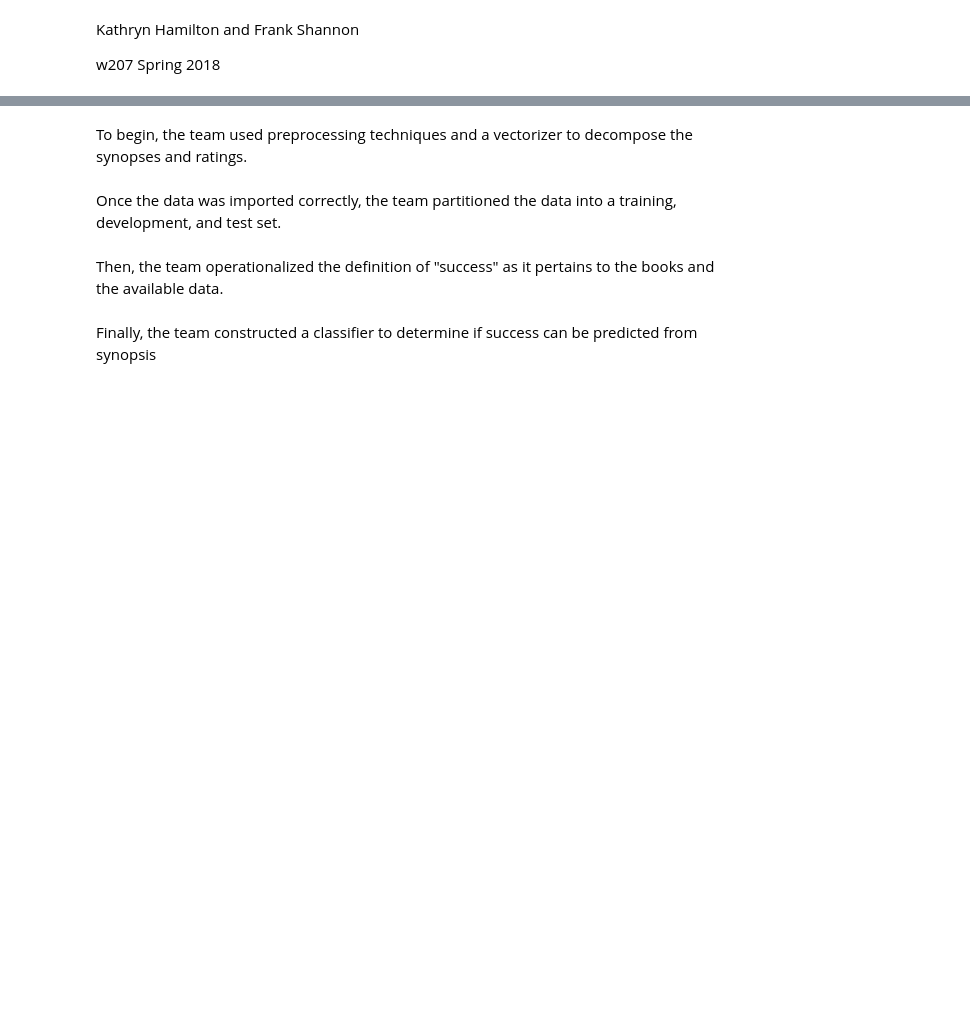
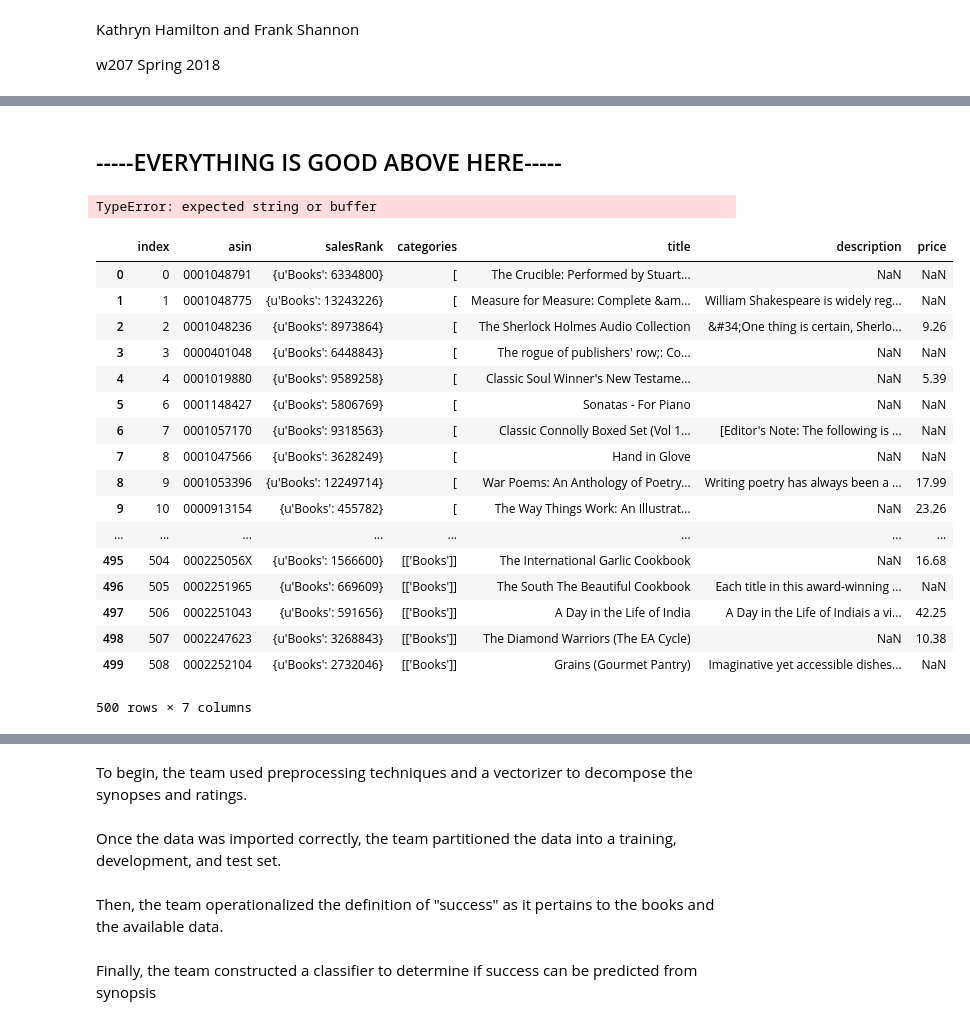
Before and after one commit to kathrynhamilton/207finalproject, a Jupyter notebook: w207_final_project.ipynb, the cells around one changed output, grey strips where cells are left out. Cells and saved outputs as stored; diff of their text form; code cells hidden in the pictures; blank space fills up the shorter version.

```diff
--- a/w207_final_project.ipynb
+++ b/w207_final_project.ipynb
@@ -27,4 +45,6 @@ The second will be an API the team uses to scrape book synopsis data from http:/
 # %%
+# Unpackage McAuley metadata and reviews files, which are currently compressed .json files, using the code supplied on his site.
+
 def parse(path):
   g = gzip.open(path, 'rb')
   for l in g:
@@ -38,6 +58,5 @@ def getDF(path):
     i += 1
   return pd.DataFrame.from_dict(df, orient='index')
 
-metadata = getDF('meta_Books.json.gz')
-
-# https://help.parsehub.com/hc/en-us/articles/219619888-Analyzing-JSON-With-Python
+metadata_import = getDF('meta_Books.json.gz')
+#reviews_import = getDF('reviews_Books.json.gz')
@@ -43,0 +95,17 @@ metadata = getDF('meta_Books.json.gz')
+# %%
+# create a duplicate data frame of the imported file
+metadata = metadata_import.copy()
+
+# convert column headers from unicode to ascii
+metadata = metadata.rename(index=str,columns={u'asin':'asin', u'salesRank':'salesRank', u'imUrl':'imUrl',
+                                              u'categories':'categories', u'title':'title', u'description':'description',
+                                              u'related':'related', u'price':'price', u'brand':'brand'})
+
+# drop unrelated columns
+metadata = metadata.drop(['imUrl','related','brand'],axis=1)
+
+# drop rows that have NaN in any of: asin, sales rank, or category
+metadata = metadata.dropna(axis=0,subset=['asin','salesRank','categories'])
+metadata = metadata.reset_index()
+
+print "Length: ", metadata.size   # print length of dataframe
@@ -43,0 +148,47 @@ metadata = getDF('meta_Books.json.gz')
+# %% [markdown]
+## -----EVERYTHING IS GOOD ABOVE HERE-----
+# %%
+orig_cats = metadata.categories.values
+orig_cats = np.unique(orig_cats)
+
+new_cats = copy.copy(orig_cats)
+
+for i in range(0,len(new_cats)):
+    text = re.sub('[^a-zA-Z&, ]+', '', new_cats[i])
+    text = text.split(",")
+    if len(text)>1:
+        new_cats[i] = text[1]
+    else:
+        new_cats[i] = 'Books'
+
+print np.unique(new_cats)
+
+#metadata['categories'] = metadata['categories'].astype(str)
+#orig_cats = metadata.categories.values
+#orig_cats = np.unique(orig_cats)
+
+#for i in range(0,len(orig_cats)):
+#    metadata = metadata.replace(orig_cats[i], new_cats[i])
+# %% [output]
+TypeError: expected string or buffer
+# %%
+metadata.head(n=500)   # print first 5 rows of dataframe
+# %% [output]
+|  | index | asin | salesRank | categories | title | description | price |
+| 0 | 0 | 0001048791 | {u'Books': 6334800} | [ | The Crucible: Performed by Stuart... | NaN | NaN |
+| 1 | 1 | 0001048775 | {u'Books': 13243226} | [ | Measure for Measure: Complete &am... | William Shakespeare is widely reg... | NaN |
+| 2 | 2 | 0001048236 | {u'Books': 8973864} | [ | The Sherlock Holmes Audio Collection | &#34;One thing is certain, Sherlo... | 9.26 |
+| 3 | 3 | 0000401048 | {u'Books': 6448843} | [ | The rogue of publishers' row;: Co... | NaN | NaN |
+| 4 | 4 | 0001019880 | {u'Books': 9589258} | [ | Classic Soul Winner's New Testame... | NaN | 5.39 |
+| 5 | 6 | 0001148427 | {u'Books': 5806769} | [ | Sonatas - For Piano | NaN | NaN |
+| 6 | 7 | 0001057170 | {u'Books': 9318563} | [ | Classic Connolly Boxed Set (Vol 1... | [Editor's Note: The following is ... | NaN |
+| 7 | 8 | 0001047566 | {u'Books': 3628249} | [ | Hand in Glove | NaN | NaN |
+| 8 | 9 | 0001053396 | {u'Books': 12249714} | [ | War Poems: An Anthology of Poetry... | Writing poetry has always been a ... | 17.99 |
+| 9 | 10 | 0000913154 | {u'Books': 455782} | [ | The Way Things Work: An Illustrat... | NaN | 23.26 |
+| ... | ... | ... | ... | ... | ... | ... | ... |
+| 495 | 504 | 000225056X | {u'Books': 1566600} | [['Books']] | The International Garlic Cookbook | NaN | 16.68 |
+| 496 | 505 | 0002251965 | {u'Books': 669609} | [['Books']] | The South The Beautiful Cookbook | Each title in this award-winning ... | NaN |
+| 497 | 506 | 0002251043 | {u'Books': 591656} | [['Books']] | A Day in the Life of India | A Day in the Life of Indiais a vi... | 42.25 |
+| 498 | 507 | 0002247623 | {u'Books': 3268843} | [['Books']] | The Diamond Warriors (The EA Cycle) | NaN | 10.38 |
+| 499 | 508 | 0002252104 | {u'Books': 2732046} | [['Books']] | Grains (Gourmet Pantry) | Imaginative yet accessible dishes... | NaN |
+500 rows × 7 columns
```
Also changed, not shown: parts of 27 cells of this notebook.
